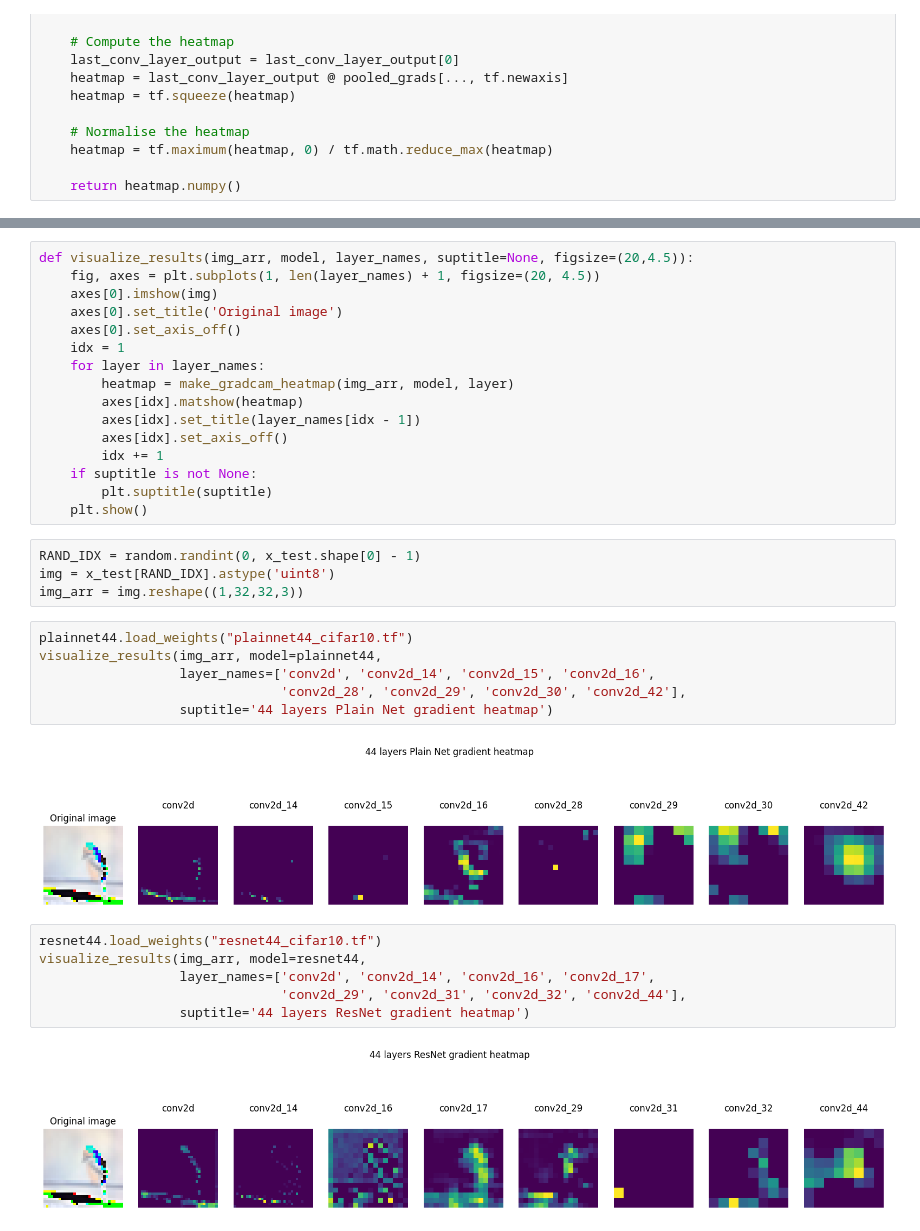
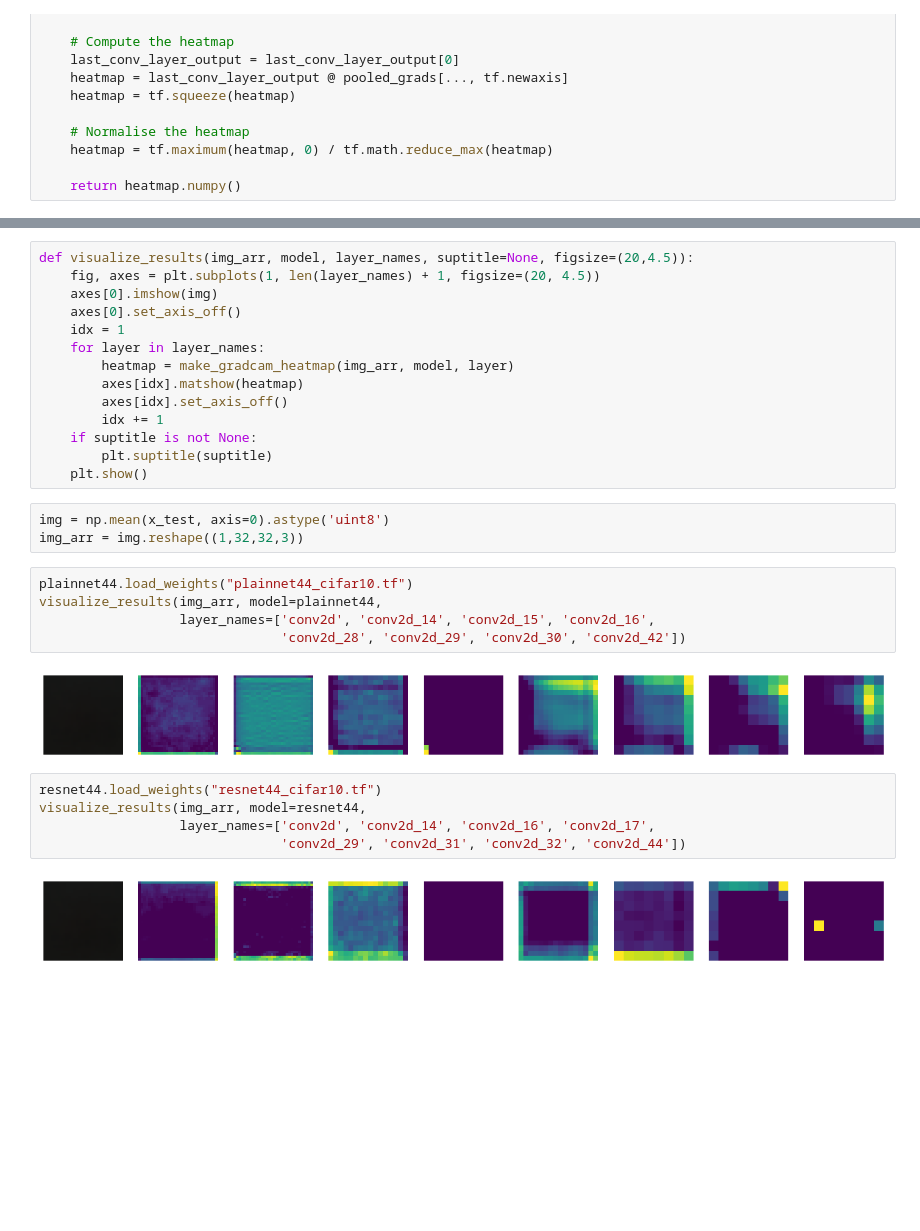
Before and after one commit to NgocDuy3112/NEURAL_ODE, a Jupyter notebook: notebooks/RESNET_CIFAR10_44layers.ipynb, the cells around one changed output, grey strips where cells are left out. Drawn from its saved outputs; the diff is of its cells as text; blank space fills up the shorter version.

```diff
--- a/notebooks/RESNET_CIFAR10_44layers.ipynb
+++ b/notebooks/RESNET_CIFAR10_44layers.ipynb
@@ -435,35 +435,30 @@ plt.show()
 def visualize_results(img_arr, model, layer_names, suptitle=None, figsize=(20,4.5)):
     fig, axes = plt.subplots(1, len(layer_names) + 1, figsize=(20, 4.5))
     axes[0].imshow(img)
-    axes[0].set_title('Original image')
     axes[0].set_axis_off()
     idx = 1
     for layer in layer_names:
         heatmap = make_gradcam_heatmap(img_arr, model, layer)
         axes[idx].matshow(heatmap)
-        axes[idx].set_title(layer_names[idx - 1])
         axes[idx].set_axis_off()
         idx += 1
     if suptitle is not None:
         plt.suptitle(suptitle)
     plt.show()
 # %%
-RAND_IDX = random.randint(0, x_test.shape[0] - 1)
-img = x_test[RAND_IDX].astype('uint8')
+img = np.mean(x_test, axis=0).astype('uint8')
 img_arr = img.reshape((1,32,32,3))
 # %%
 plainnet44.load_weights("plainnet44_cifar10.tf")
 visualize_results(img_arr, model=plainnet44,
                   layer_names=['conv2d', 'conv2d_14', 'conv2d_15', 'conv2d_16',
-                               'conv2d_28', 'conv2d_29', 'conv2d_30', 'conv2d_42'],
-                  suptitle='44 layers Plain Net gradient heatmap')
+                               'conv2d_28', 'conv2d_29', 'conv2d_30', 'conv2d_42'])
 # %% [output]
-[figure, old version]
+[figure, new version]
 # %%
 resnet44.load_weights("resnet44_cifar10.tf")
 visualize_results(img_arr, model=resnet44,
                   layer_names=['conv2d', 'conv2d_14', 'conv2d_16', 'conv2d_17',
-                               'conv2d_29', 'conv2d_31', 'conv2d_32', 'conv2d_44'],
-                  suptitle='44 layers ResNet gradient heatmap')
+                               'conv2d_29', 'conv2d_31', 'conv2d_32', 'conv2d_44'])
 # %% [output]
-[figure, old version]
+[figure, new version]
```
Also changed, not shown: parts of 4 cells of this notebook.
